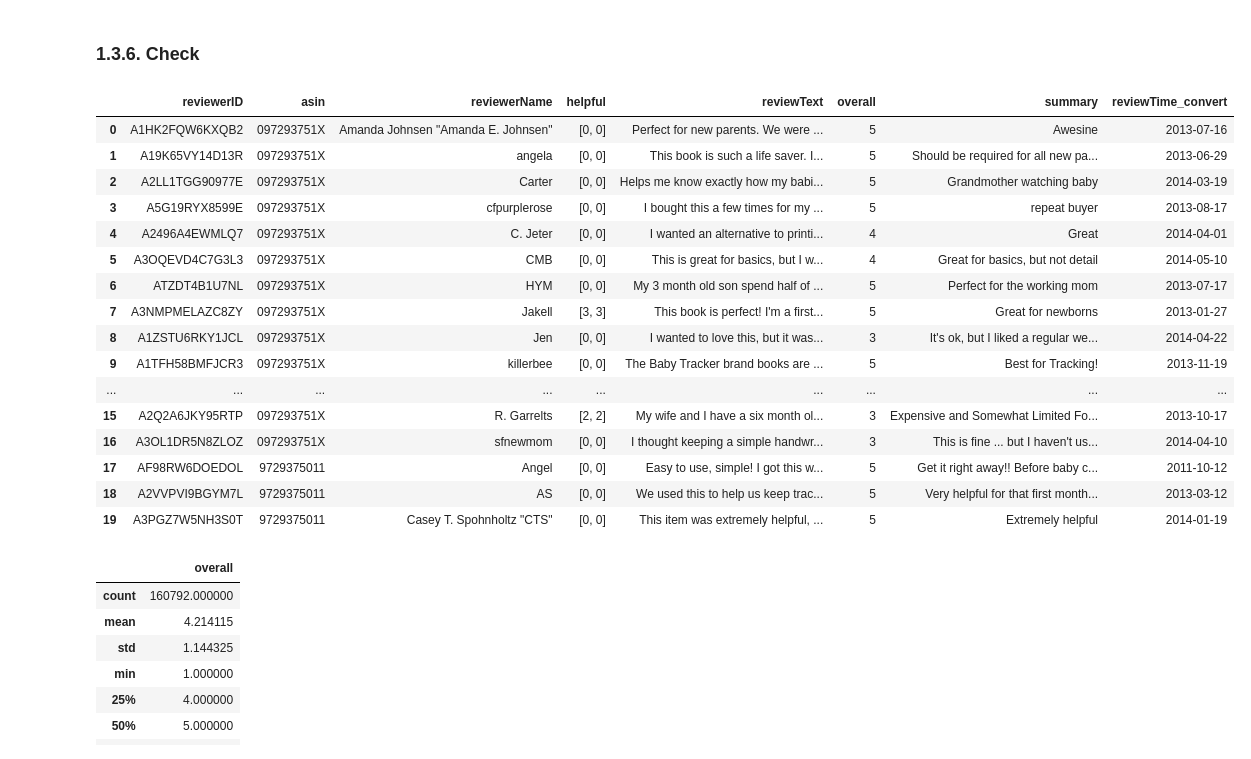
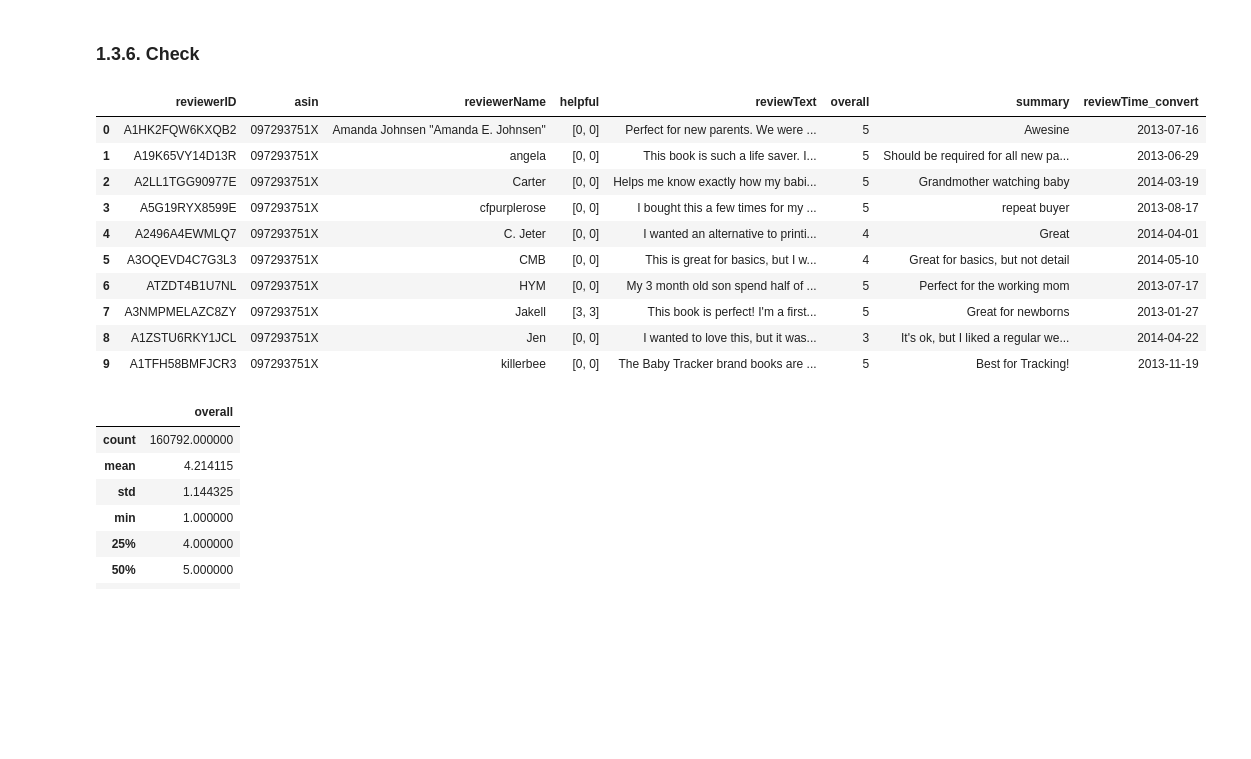
Before and after one commit to stevenDutton/Data-Analytics, a Jupyter notebook: Assignment/3830ICT Assignment 1 [Data Analysis on Amazon Baby Product Reviews] (2).ipynb, the cells around one changed output. Saved outputs shown, nothing was run; the diff lists cells and outputs as text; code cells hidden in the pictures; blank space fills up the shorter version.

```diff
--- a/Assignment/3830ICT Assignment 1 [Data Analysis on Amazon Baby Product Reviews] (2).ipynb
+++ b/Assignment/3830ICT Assignment 1 [Data Analysis on Amazon Baby Product Reviews] (2).ipynb
@@ -394,25 +394,19 @@ Name: reviewerName, dtype: object
 # %% [markdown]
 ### 1.3.6. Check
 # %%
-df.head(20)
+df.head(10)
 # %% [output]
 |  | reviewerID | asin | reviewerName | helpful | reviewText | overall | summary | reviewTime_convert |
 | 0 | A1HK2FQW6KXQB2 | 097293751X | Amanda Johnsen "Amanda E. Johnsen" | [0, 0] | Perfect for new parents. We were ... | 5 | Awesine | 2013-07-16 |
 | 1 | A19K65VY14D13R | 097293751X | angela | [0, 0] | This book is such a life saver. I... | 5 | Should be required for all new pa... | 2013-06-29 |
 | 2 | A2LL1TGG90977E | 097293751X | Carter | [0, 0] | Helps me know exactly how my babi... | 5 | Grandmother watching baby | 2014-03-19 |
 | 3 | A5G19RYX8599E | 097293751X | cfpurplerose | [0, 0] | I bought this a few times for my ... | 5 | repeat buyer | 2013-08-17 |
 | 4 | A2496A4EWMLQ7 | 097293751X | C. Jeter | [0, 0] | I wanted an alternative to printi... | 4 | Great | 2014-04-01 |
 | 5 | A3OQEVD4C7G3L3 | 097293751X | CMB | [0, 0] | This is great for basics, but I w... | 4 | Great for basics, but not detail | 2014-05-10 |
 | 6 | ATZDT4B1U7NL | 097293751X | HYM | [0, 0] | My 3 month old son spend half of ... | 5 | Perfect for the working mom | 2013-07-17 |
 | 7 | A3NMPMELAZC8ZY | 097293751X | Jakell | [3, 3] | This book is perfect! I'm a first... | 5 | Great for newborns | 2013-01-27 |
 | 8 | A1ZSTU6RKY1JCL | 097293751X | Jen | [0, 0] | I wanted to love this, but it was... | 3 | It's ok, but I liked a regular we... | 2014-04-22 |
 | 9 | A1TFH58BMFJCR3 | 097293751X | killerbee | [0, 0] | The Baby Tracker brand books are ... | 5 | Best for Tracking! | 2013-11-19 |
-| ... | ... | ... | ... | ... | ... | ... | ... | ... |
-| 15 | A2Q2A6JKY95RTP | 097293751X | R. Garrelts | [2, 2] | My wife and I have a six month ol... | 3 | Expensive and Somewhat Limited Fo... | 2013-10-17 |
-| 16 | A3OL1DR5N8ZLOZ | 097293751X | sfnewmom | [0, 0] | I thought keeping a simple handwr... | 3 | This is fine ... but I haven't us... | 2014-04-10 |
-| 17 | AF98RW6DOEDOL | 9729375011 | Angel | [0, 0] | Easy to use, simple! I got this w... | 5 | Get it right away!! Before baby c... | 2011-10-12 |
-| 18 | A2VVPVI9BGYM7L | 9729375011 | AS | [0, 0] | We used this to help us keep trac... | 5 | Very helpful for that first month... | 2013-03-12 |
-| 19 | A3PGZ7W5NH3S0T | 9729375011 | Casey T. Spohnholtz "CTS" | [0, 0] | This item was extremely helpful, ... | 5 | Extremely helpful | 2014-01-19 |
 # %%
 df.describe()
 # %% [output]
```
Also changed, not shown: parts of 35 cells of this notebook.
